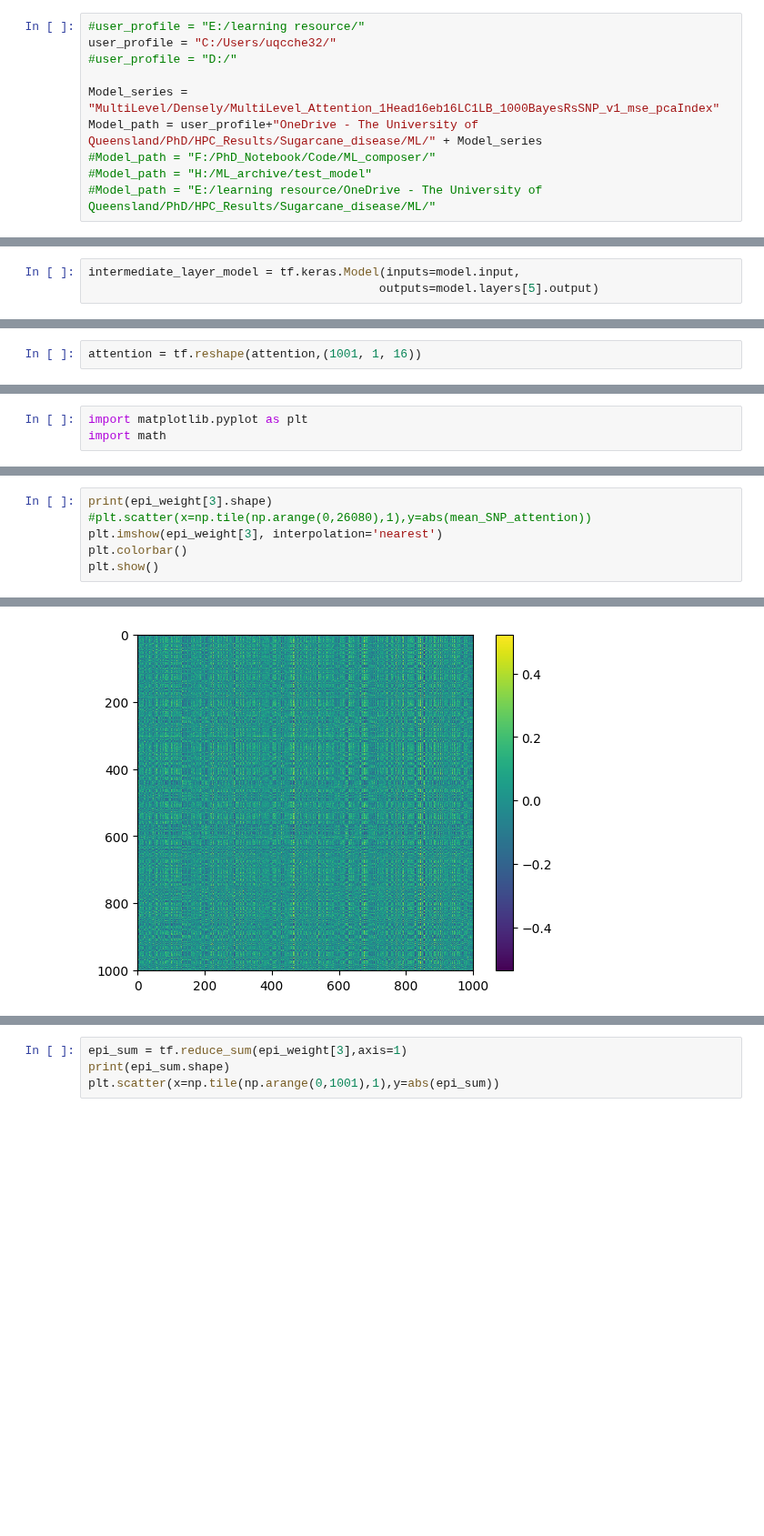
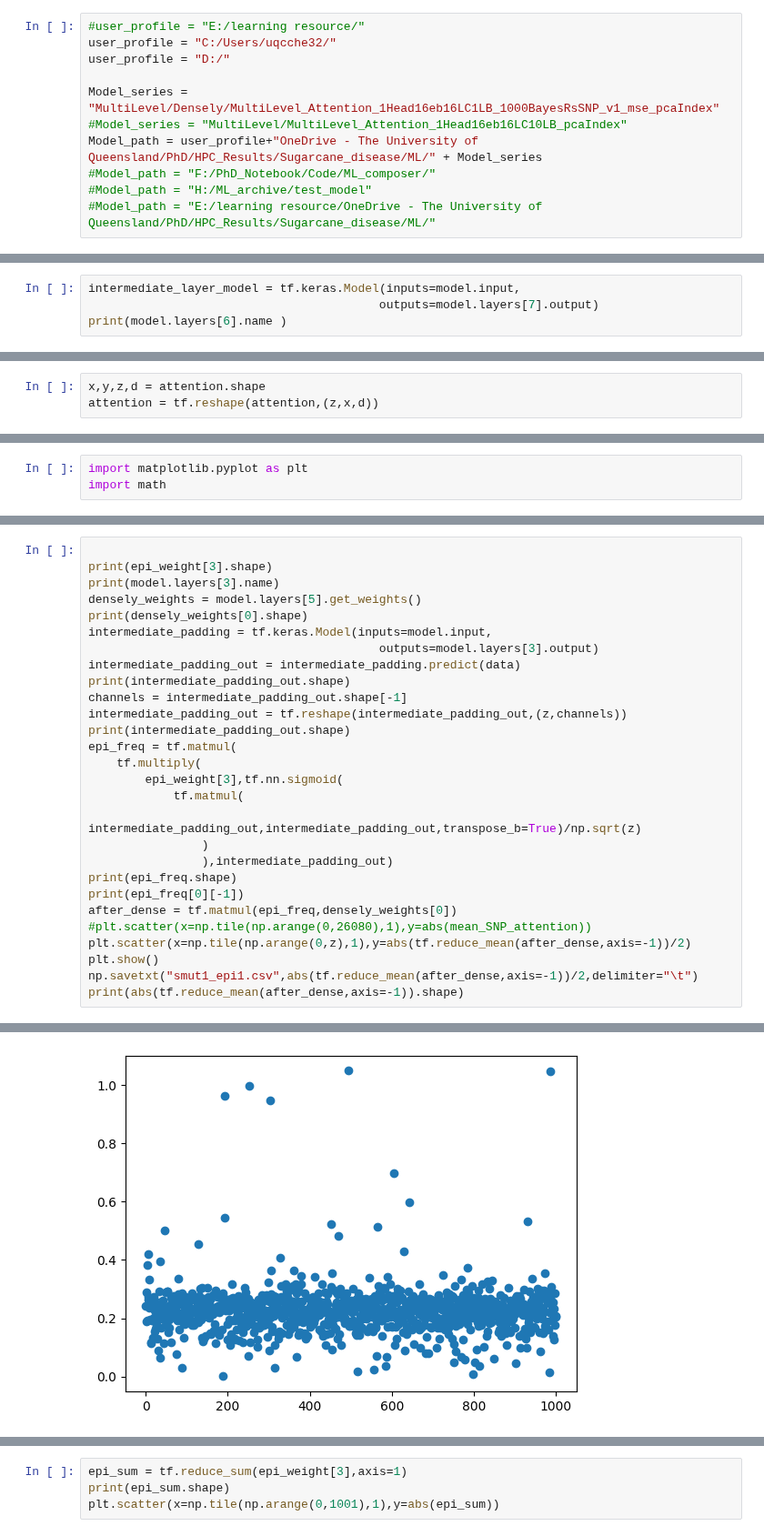
Before and after one commit to CCS-voidBird/PhD_Notebook, a Jupyter notebook: Code/ML_composer/Shap_Model_Interpretation.ipynb, the cells around one changed output, grey strips where cells are left out. Shown at 91% size. Cells and saved outputs as stored; diff of their text form; blank space fills up the shorter version.

```diff
--- a/Code/ML_composer/Shap_Model_Interpretation.ipynb
+++ b/Code/ML_composer/Shap_Model_Interpretation.ipynb
@@ -14,9 +14,10 @@ Use `tf.config.run_functions_eagerly` instead of the experimental version.
 # %%
 #user_profile = "E:/learning resource/"
 user_profile = "C:/Users/uqcche32/"
-#user_profile = "D:/"
+user_profile = "D:/"
 
 Model_series = "MultiLevel/Densely/MultiLevel_Attention_1Head16eb16LC1LB_1000BayesRsSNP_v1_mse_pcaIndex"
+#Model_series = "MultiLevel/MultiLevel_Attention_1Head16eb16LC10LB_pcaIndex"
 Model_path = user_profile+"OneDrive - The University of Queensland/PhD/HPC_Results/Sugarcane_disease/ML/" + Model_series
 #Model_path = "F:/PhD_Notebook/Code/ML_composer/"
 #Model_path = "H:/ML_archive/test_model"
@@ -89,4 +91,5 @@ array([[5.7223463]], dtype=float32)
 Extract layer weights and outputs from the model
 # %%
 intermediate_layer_model = tf.keras.Model(inputs=model.input,
-                                         outputs=model.layers[5].output)
+                                         outputs=model.layers[7].output)
+print(model.layers[6].name )
@@ -107,5 +112,6 @@ print(attention.shape)
 # %%
-attention = tf.reshape(attention,(1001, 1, 16))
+x,y,z,d = attention.shape
+attention = tf.reshape(attention,(z,x,d))
 # %%
 mean_SNP_attention = attention
 #mean_SNP_attention = tf.reduce_mean(SNP_attention,axis=2)
@@ -169,8 +176,30 @@ print(channel_dense_weight[0].shape)
 # %%
+
 print(epi_weight[3].shape)
+print(model.layers[3].name)
+densely_weights = model.layers[5].get_weights()
+print(densely_weights[0].shape)
+intermediate_padding = tf.keras.Model(inputs=model.input,
+                                         outputs=model.layers[3].output)
+intermediate_padding_out = intermediate_padding.predict(data)
+print(intermediate_padding_out.shape)
+channels = intermediate_padding_out.shape[-1]
+intermediate_padding_out = tf.reshape(intermediate_padding_out,(z,channels))
+print(intermediate_padding_out.shape)
+epi_freq = tf.matmul(
+    tf.multiply(
+        epi_weight[3],tf.nn.sigmoid(
+            tf.matmul(
+                intermediate_padding_out,intermediate_padding_out,transpose_b=True)/np.sqrt(z)
+                )
+                ),intermediate_padding_out)
+print(epi_freq.shape)
+print(epi_freq[0][-1])
+after_dense = tf.matmul(epi_freq,densely_weights[0])
 #plt.scatter(x=np.tile(np.arange(0,26080),1),y=abs(mean_SNP_attention))
-plt.imshow(epi_weight[3], interpolation='nearest')
-plt.colorbar()
+plt.scatter(x=np.tile(np.arange(0,z),1),y=abs(tf.reduce_mean(after_dense,axis=-1))/2)
 plt.show()
+np.savetxt("smut1_epi1.csv",abs(tf.reduce_mean(after_dense,axis=-1))/2,delimiter="\t")
+print(abs(tf.reduce_mean(after_dense,axis=-1)).shape)
 # %% [output]
 (1001, 1001)
@@ -177 +213 @@ plt.show()
-[figure, old version]
+[figure, new version]
```
Also changed, not shown: parts of 17 cells of this notebook, 3 other files.
